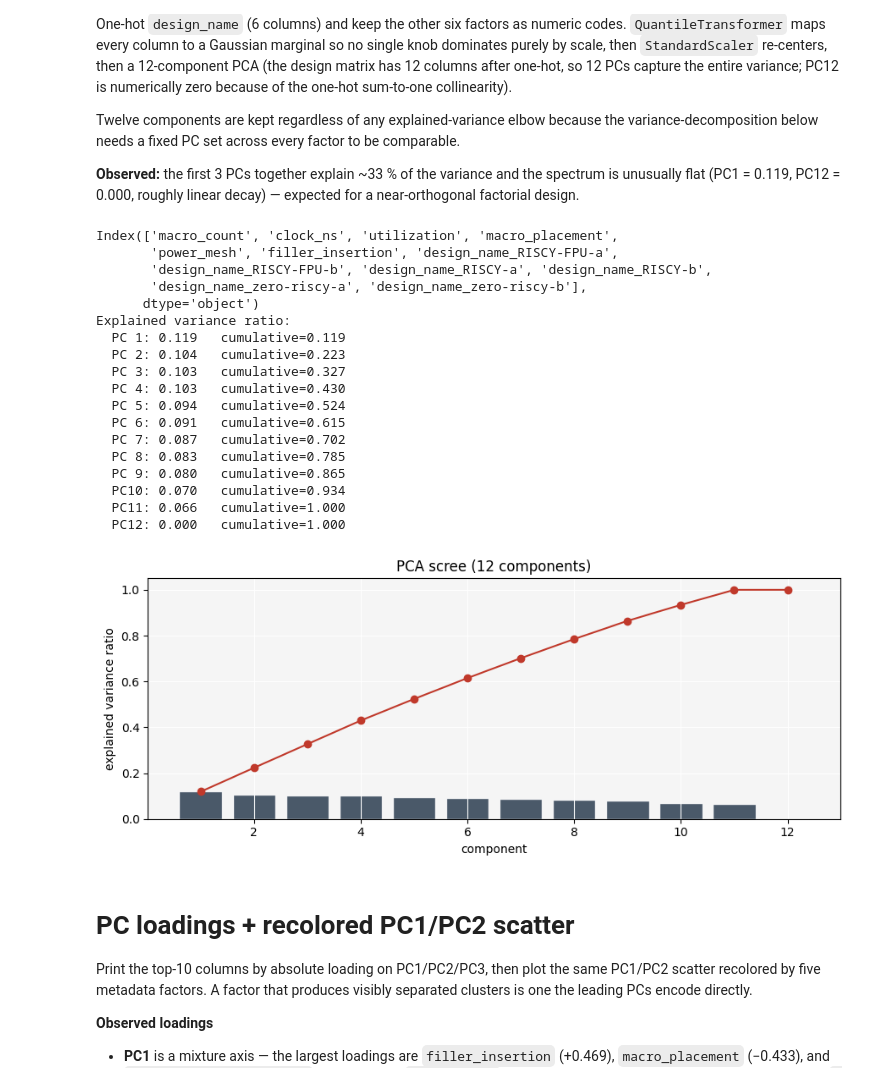
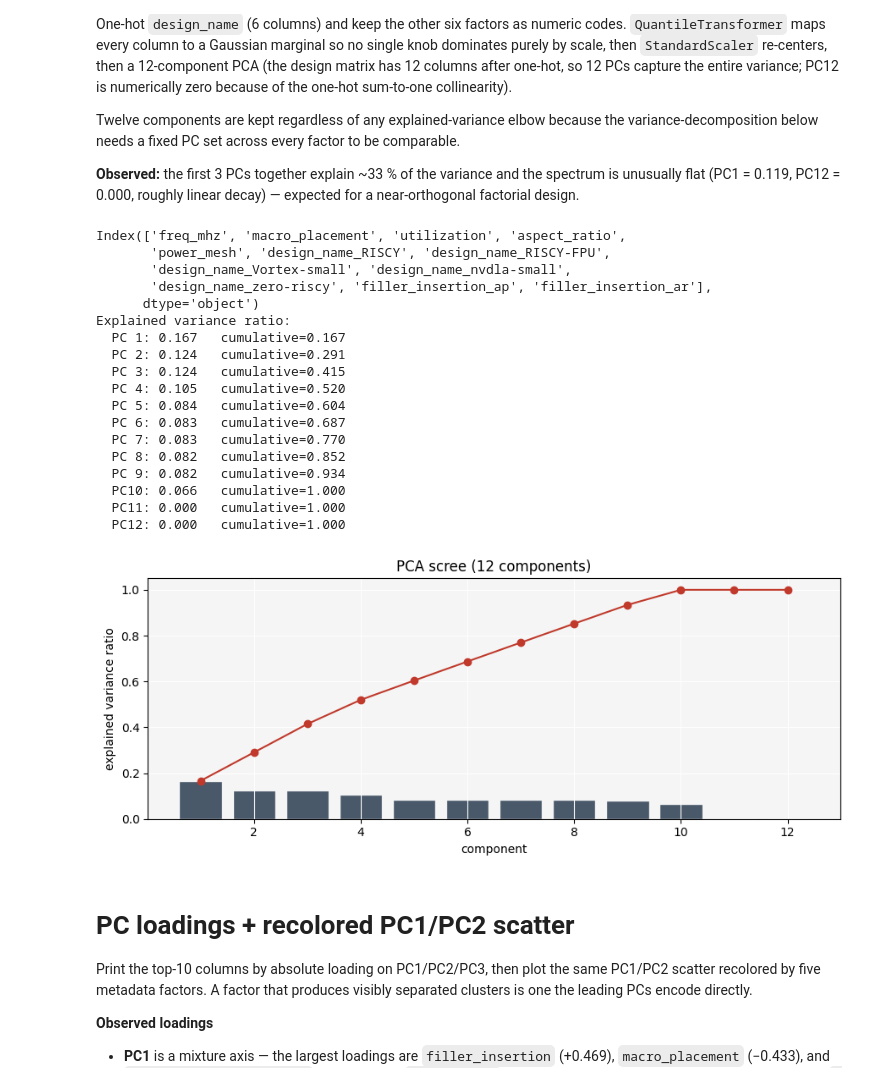
Before and after one commit to beppSpedicato/CircuitNet, a Jupyter notebook: dataset_description_and_partitioning/feature_axis_validation_N14.ipynb, the cells around one changed output. Drawn from its saved outputs; the diff is of its cells as text; code cells hidden in the pictures.

```diff
--- a/dataset_description_and_partitioning/feature_axis_validation_N14.ipynb
+++ b/dataset_description_and_partitioning/feature_axis_validation_N14.ipynb
@@ -60,7 +60,7 @@ plt.rcParams.update({
     'axes.facecolor': '#f5f5f5', 'figure.facecolor': 'white',
 })
 
-FEATURE_DIR = '../routability_ir_drop_prediction/training_set_N28/DRC/feature'
+FEATURE_DIR = '../routability_ir_drop_prediction/training_set_N14/DRC/feature'
 SEED = 42
 N_PER_STRATUM = 12
 STRATUM_COLS  = ['design_name','clock_ns','utilization']
@@ -140,51 +147,51 @@ spectrum is unusually flat (PC1 = 0.119, PC12 = 0.000, roughly linear
 decay) — expected for a near-orthogonal factorial design.
 # %%
 subset = df_meta
-new_subset = pd.get_dummies(subset, columns=['design_name'], dtype='uint8')
+new_subset = pd.get_dummies(subset, columns=['design_name', 'filler_insertion'], dtype='uint8')
 new_subset = new_subset.drop(columns=['filename'])
 print(new_subset.columns)
 
 X = new_subset[new_subset.columns].to_numpy()
 
 qt = QuantileTransformer(output_distribution='normal', random_state=SEED,
                          n_quantiles=min(1000, len(X)))
 X_qt = qt.fit_transform(X)
 sc = StandardScaler()
 X_std = sc.fit_transform(X)
 
 pca = PCA(n_components=12, random_state=SEED)
 Z = pca.fit_transform(X_std)
 evr = pca.explained_variance_ratio_
 print('Explained variance ratio:')
 for i, v in enumerate(evr):
     print(f'  PC{i + 1:2d}: {v:.3f}   cumulative={evr[:i + 1].sum():.3f}')
 
 fig, ax = plt.subplots(figsize=(9, 3.8))
 ax.bar(range(1, 13), evr, alpha=0.85, color='#2c3e50', edgecolor='white')
 ax.plot(range(1, 13), np.cumsum(evr), marker='o', color='#c0392b')
 ax.set_xlabel('component'); ax.set_ylabel('explained variance ratio')
 ax.set_title('PCA scree (12 components)')
 plt.tight_layout(); plt.show()
 # %% [output]
-Index(['macro_count', 'clock_ns', 'utilization', 'macro_placement',
-       'power_mesh', 'filler_insertion', 'design_name_RISCY-FPU-a',
-       'design_name_RISCY-FPU-b', 'design_name_RISCY-a', 'design_name_RISCY-b',
-       'design_name_zero-riscy-a', 'design_name_zero-riscy-b'],
+Index(['freq_mhz', 'macro_placement', 'utilization', 'aspect_ratio',
+       'power_mesh', 'design_name_RISCY', 'design_name_RISCY-FPU',
+       'design_name_Vortex-small', 'design_name_nvdla-small',
+       'design_name_zero-riscy', 'filler_insertion_ap', 'filler_insertion_ar'],
       dtype='object')
 Explained variance ratio:
-  PC 1: 0.119   cumulative=0.119
-  PC 2: 0.104   cumulative=0.223
-  PC 3: 0.103   cumulative=0.327
-  PC 4: 0.103   cumulative=0.430
-  PC 5: 0.094   cumulative=0.524
-  PC 6: 0.091   cumulative=0.615
-  PC 7: 0.087   cumulative=0.702
-  PC 8: 0.083   cumulative=0.785
-  PC 9: 0.080   cumulative=0.865
-  PC10: 0.070   cumulative=0.934
-  PC11: 0.066   cumulative=1.000
+  PC 1: 0.167   cumulative=0.167
+  PC 2: 0.124   cumulative=0.291
+  PC 3: 0.124   cumulative=0.415
+  PC 4: 0.105   cumulative=0.520
+  PC 5: 0.084   cumulative=0.604
+  PC 6: 0.083   cumulative=0.687
+  PC 7: 0.083   cumulative=0.770
+  PC 8: 0.082   cumulative=0.852
+  PC 9: 0.082   cumulative=0.934
+  PC10: 0.066   cumulative=1.000
+  PC11: 0.000   cumulative=1.000
   PC12: 0.000   cumulative=1.000
-[figure, old version]
+[figure, new version]
 # %% [markdown]
 # PC loadings + recolored PC1/PC2 scatter
 
```
Also changed, not shown: parts of 6 cells of this notebook.
